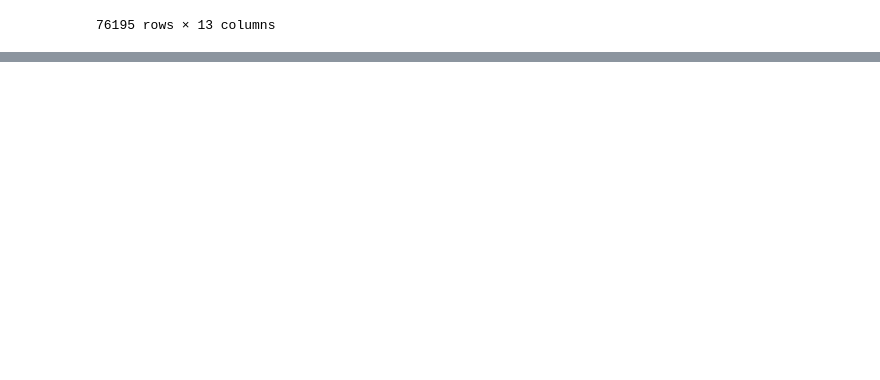
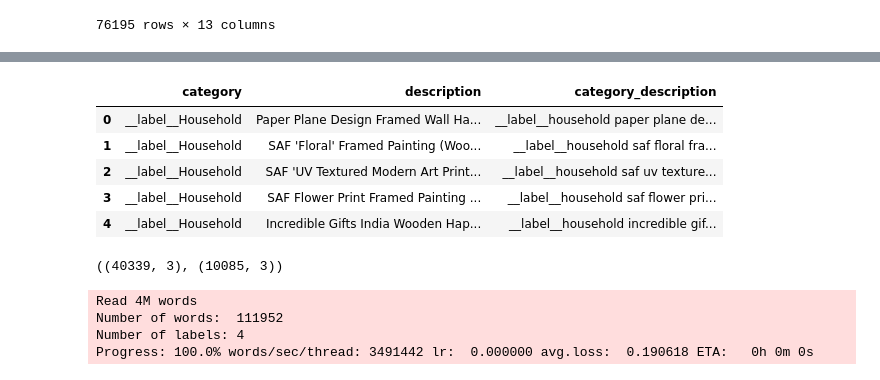
Before and after one commit to volam1311/Data-Science-learning-, a Jupyter notebook: NLP/fastxt.ipynb, the cells around one changed output, grey strips where cells are left out. Drawn from its saved outputs; the diff is of its cells as text; code cells hidden in the pictures; blank space fills up the shorter version.

Commit message:
Using fasttext for text classification

```diff
--- a/NLP/fastxt.ipynb
+++ b/NLP/fastxt.ipynb
@@ -86,0 +150,4 @@ array([ 0.24116956,  0.19297945,  0.07317705, -0.30430877, -0.07049686,
+# %%
+def preprocess(text):
+    text = re.sub(r'[^\w\s+]','',text)
+    return text.strip().lower()
@@ -86,0 +158,11 @@ array([ 0.24116956,  0.19297945,  0.07317705, -0.30430877, -0.07049686,
+# %%
+df['category_description'] = df['category_description'].map(preprocess)
+# %%
+df.head()
+# %% [output]
+|  | category | description | category_description |
+| 0 | __label__Household | Paper Plane Design Framed Wall Ha... | __label__household paper plane de... |
+| 1 | __label__Household | SAF 'Floral' Framed Painting (Woo... | __label__household saf floral fra... |
+| 2 | __label__Household | SAF 'UV Textured Modern Art Print... | __label__household saf uv texture... |
+| 3 | __label__Household | SAF Flower Print Framed Painting ... | __label__household saf flower pri... |
+| 4 | __label__Household | Incredible Gifts India Wooden Hap... | __label__household incredible gif... |
@@ -86,0 +173,4 @@ array([ 0.24116956,  0.19297945,  0.07317705, -0.30430877, -0.07049686,
+# %%
+train.shape, test.shape
+# %% [output]
+((40339, 3), (10085, 3))
@@ -86,0 +180,7 @@ array([ 0.24116956,  0.19297945,  0.07317705, -0.30430877, -0.07049686,
+# %%
+model = fasttext.train_supervised(input='ecom.train')
+# %% [output]
+Read 4M words
+Number of words:  111952
+Number of labels: 4
+Progress: 100.0% words/sec/thread: 3491442 lr:  0.000000 avg.loss:  0.190618 ETA:   0h 0m 0s
```
Also changed, not shown: parts of 24 cells of this notebook, 1 other file.
